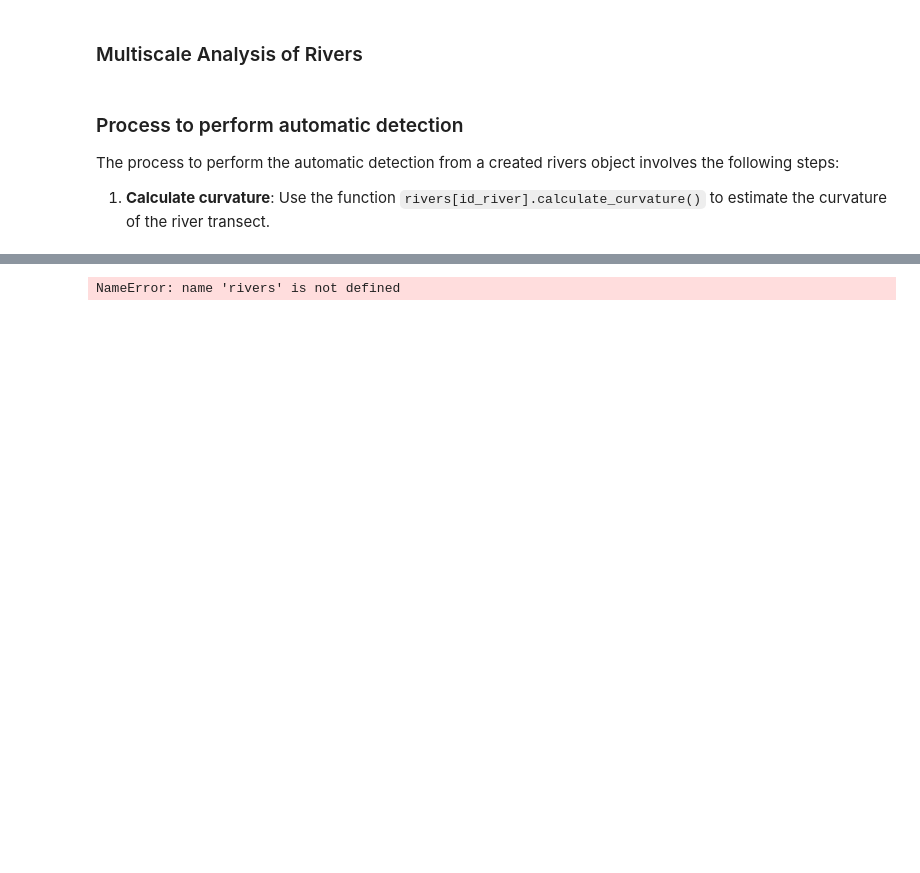
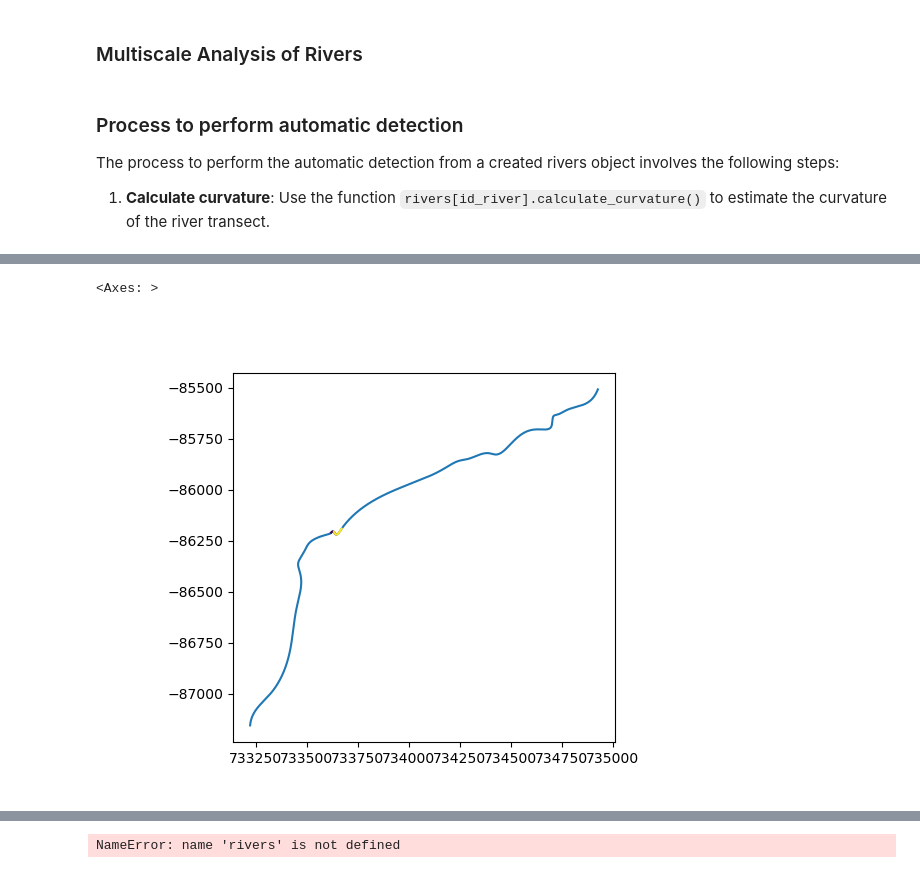
Before and after one commit to gomezvelezlab/WigglyRivers, a Jupyter notebook: examples/workflows/NHDPlus_HR/Extract_NHDPlus_HR_Data.ipynb, the cells around one changed output, grey strips where cells are left out. Saved outputs shown, nothing was run; the diff lists cells and outputs as text; code cells hidden in the pictures; blank space fills up the shorter version.

```diff
--- a/examples/workflows/NHDPlus_HR/Extract_NHDPlus_HR_Data.ipynb
+++ b/examples/workflows/NHDPlus_HR/Extract_NHDPlus_HR_Data.ipynb
@@ -417,7 +394,7 @@ river = rivers[id_river]
 
 # kwargs resample
 kwargs_resample = {
-    id_river:{'smooth': len(river.x)*1e2},
+    id_river:{'smooth': 1e1},
 }
 
 # Re-load river
@@ -515,32 +494,3 @@ for river_id in id_rivers:
 The process to perform the automatic detection from a created rivers object involves the following steps:
 
 1. **Calculate curvature**: Use the function `rivers[id_river].calculate_curvature()` to estimate the curvature of the river transect.
-# %%
-# Select River
-id_river = id_rivers[9]
-river = rivers[id_river]
-print(id_river)
-# -----------------------------
-# Calculate Curvature
-# -----------------------------
-rivers[id_river].calculate_curvature(data_source='resample')
-# -----------------------------
-# Extract CWT tree
-# -----------------------------
-rivers[id_river].extract_cwt_tree()
-# -----------------------------
-# Prune by peak power
-# -----------------------------
-rivers[id_river].prune_tree_by_peak_power()
-# -----------------------------
-# Prune by sinuosit
-# -----------------------------
-rivers[id_river].prune_tree_by_sinuosity(1.05)
-# -----------------------------
-# Add meander to database
-# -----------------------------
-rivers[id_river].add_meanders_from_tree_scales()
-# ---------------------------
-# Calculate reach sinuosity
-# ---------------------------
-rivers[id_river].calculate_reach_metrics()
@@ -553,0 +592,17 @@ rivers[id_river].calculate_reach_metrics()
+# %%
+id_river = id_rivers[-1]
+comid_network = rivers.reach_generator.comid_network['0513'][id_river]
+linking_network = rivers.reach_generator.linking_network.loc[comid_network, 'within_waterbody']
+tree_scales = rivers[id_river].tree_scales_database
+comid_c = tree_scales['comid_c']
+waterbody_tree = tree_scales['within_waterbody']
+river = rivers[id_river]
+x = rivers[id_river].x
+y = rivers[id_river].y
+f, ax = plt.subplots(1, 1)
+ax.plot(x, y)
+gdf = rivers[id_river].create_meander_geopandas_dataframe(geometry_columns=['x', 'y'])
+gdf.plot(ax=ax, column='curvature_side')
+# %% [output]
+<Axes: >
+[figure, added]
```
Also changed, not shown: parts of 15 cells of this notebook, 2 other files.
